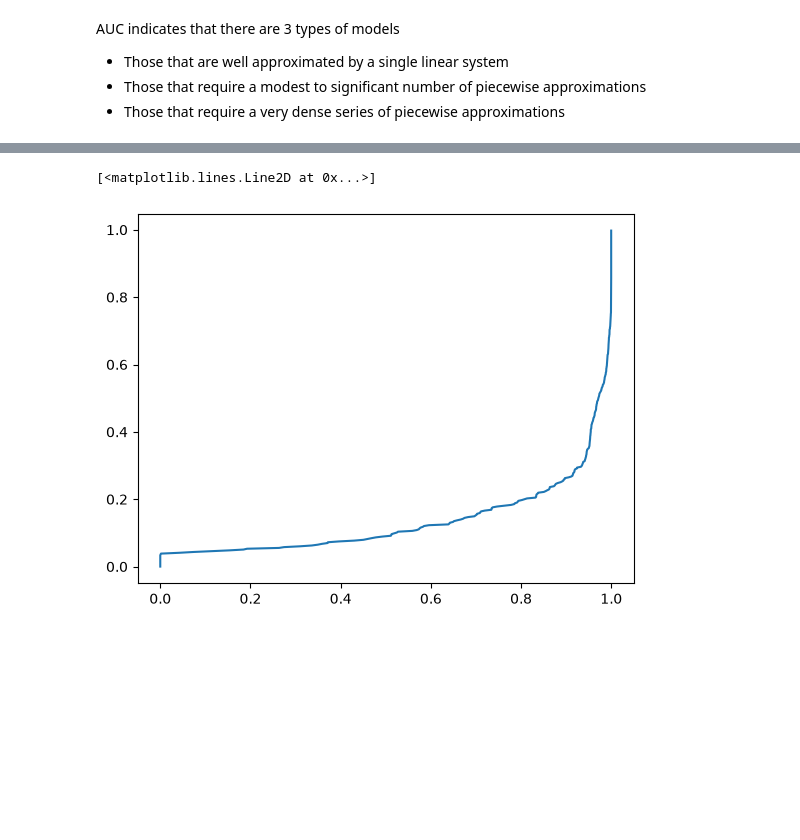
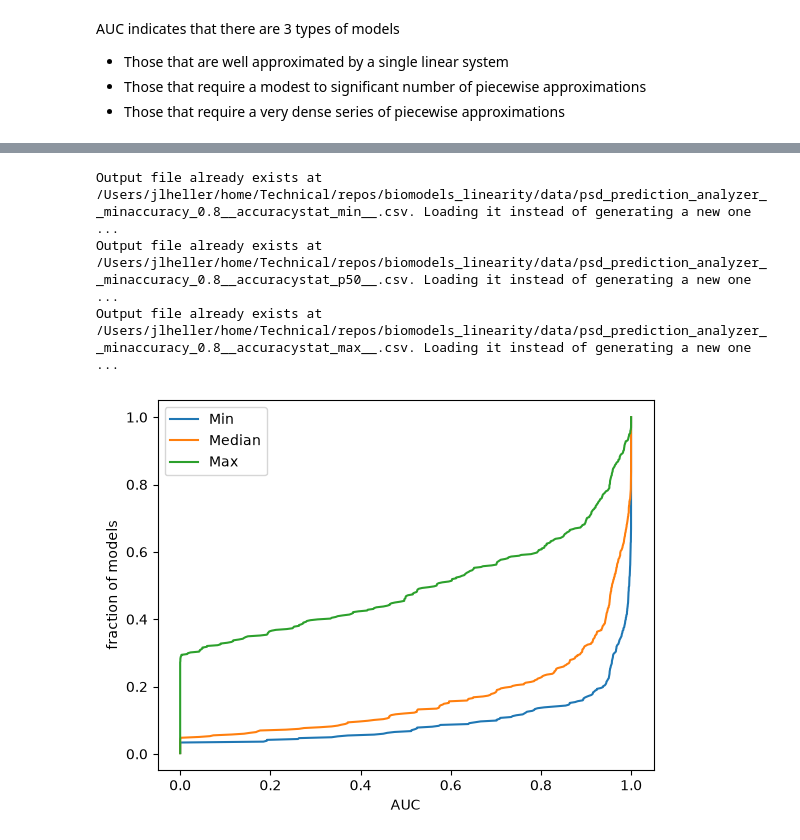
Before and after one commit to joseph-hellerstein/biomodels_linearity, a Jupyter notebook: notebooks/psd_prediction_analysis.ipynb, the cells around one changed output, grey strips where cells are left out. Saved outputs shown, nothing was run; the diff lists cells and outputs as text; code cells hidden in the pictures; blank space fills up the shorter version.

Commit message:
paper plots; rate law analysis

```diff
--- a/notebooks/psd_prediction_analysis.ipynb
+++ b/notebooks/psd_prediction_analysis.ipynb
@@ -256,5 +96,7 @@ yv = np.array(range(len(xv)))/len(xv)
-# %%
-plt.plot(xv, yv)
-# %% [output]
-[<matplotlib.lines.Line2D at 0x...>]
-[figure, removed]
+# %%
+PSDPredictionAnalyzer.makeAUCCDFPlots()
+# %% [output]
+Output file already exists at /Users/jlheller/home/Technical/repos/biomodels_linearity/data/psd_prediction_analyzer__minaccuracy_0.8__accuracystat_min__.csv. Loading it instead of generating a new one ...
+Output file already exists at /Users/jlheller/home/Technical/repos/biomodels_linearity/data/psd_prediction_analyzer__minaccuracy_0.8__accuracystat_p50__.csv. Loading it instead of generating a new one ...
+Output file already exists at /Users/jlheller/home/Technical/repos/biomodels_linearity/data/psd_prediction_analyzer__minaccuracy_0.8__accuracystat_max__.csv. Loading it instead of generating a new one ...
+[figure, added]
```
Also changed, not shown: parts of 17 cells of this notebook, 6 other files.
